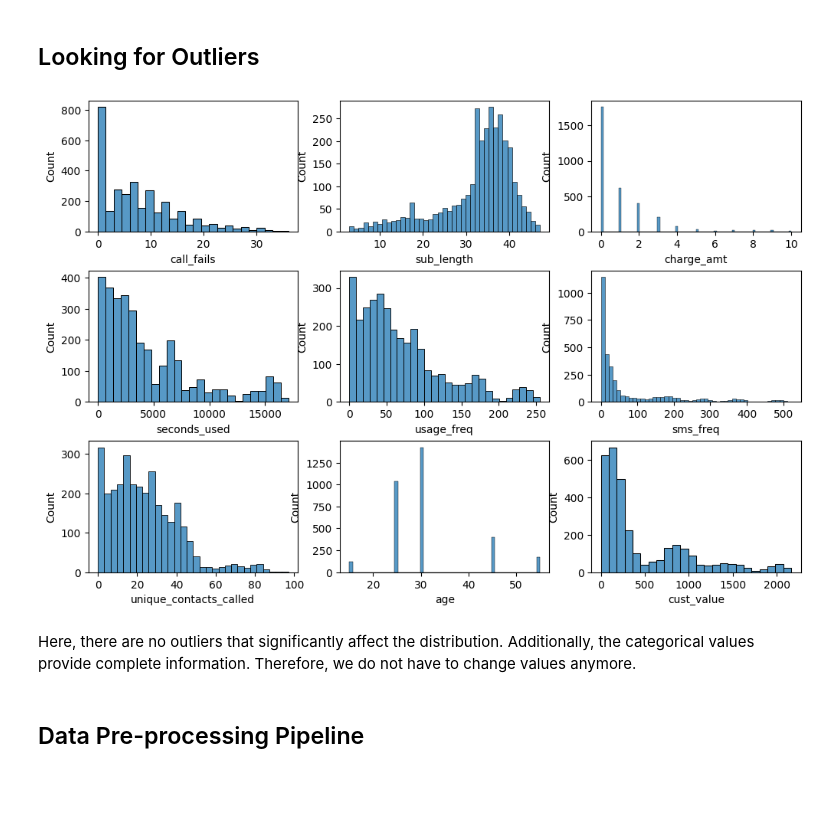
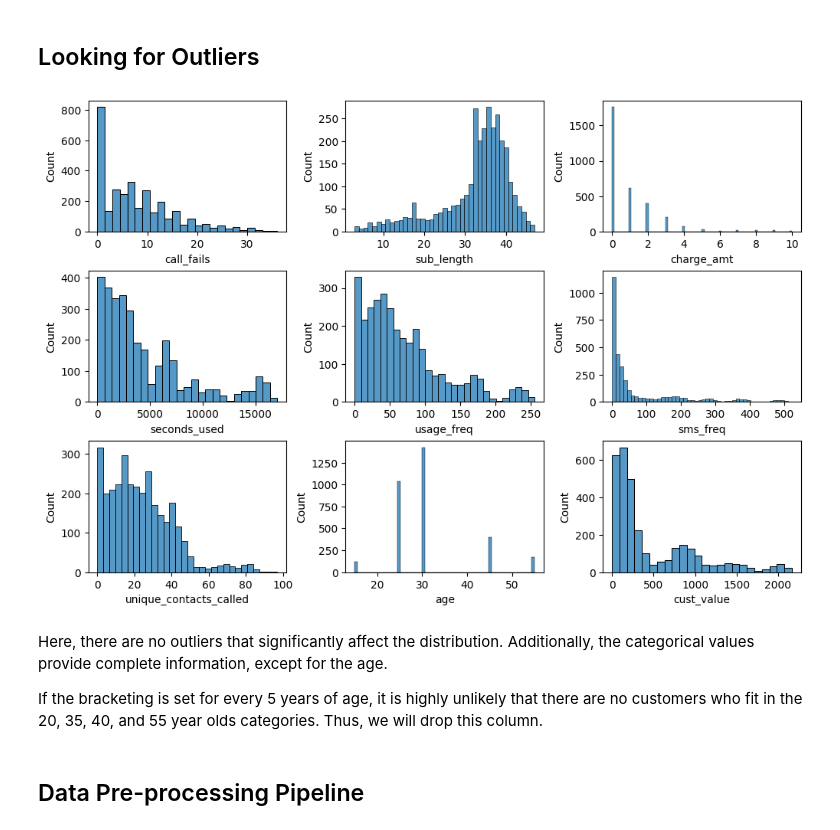
Before and after one commit to mlcuadra1/Churn-Risk-EDA, a Jupyter notebook: notebooks/Script 1 - cleaning.ipynb, the cells around one changed output. Cells and saved outputs as stored; diff of their text form; code cells hidden in the pictures; blank space fills up the shorter version.

```diff
--- a/notebooks/Script 1 - cleaning.ipynb
+++ b/notebooks/Script 1 - cleaning.ipynb
@@ -188,13 +188,15 @@ import matplotlib.pyplot as plt
 # %%
 num_list = list(['call_fails', 'sub_length', 'charge_amt', 'seconds_used', 'usage_freq', 'sms_freq', 'unique_contacts_called', 'age', 'cust_value'])
 
 fig1, axes = plt.subplots(3, 3, figsize=(12,8))
 
 for i, cat in enumerate(num_list):
     sns.histplot(x=data_renamed[cat], ax=axes[(i//3), (i%3)])
 
-fig1.subplots_adjust(hspace=0.3)
+fig1.subplots_adjust(hspace=0.3, wspace=0.3)
 # %% [output]
-[figure, old version]
+[figure, new version]
-# %% [markdown]
-Here, there are no outliers that significantly affect the distribution. Additionally, the categorical values provide complete information. Therefore, we do not have to change values anymore.
+# %% [markdown]
+Here, there are no outliers that significantly affect the distribution. Additionally, the categorical values provide complete information, except for the age.
+
+If the bracketing is set for every 5 years of age, it is highly unlikely that there are no customers who fit in the 20, 35, 40, and 55 year olds categories. Thus, we will drop this column.
```
Also changed, not shown: parts of 2 cells of this notebook, 2 other files.
